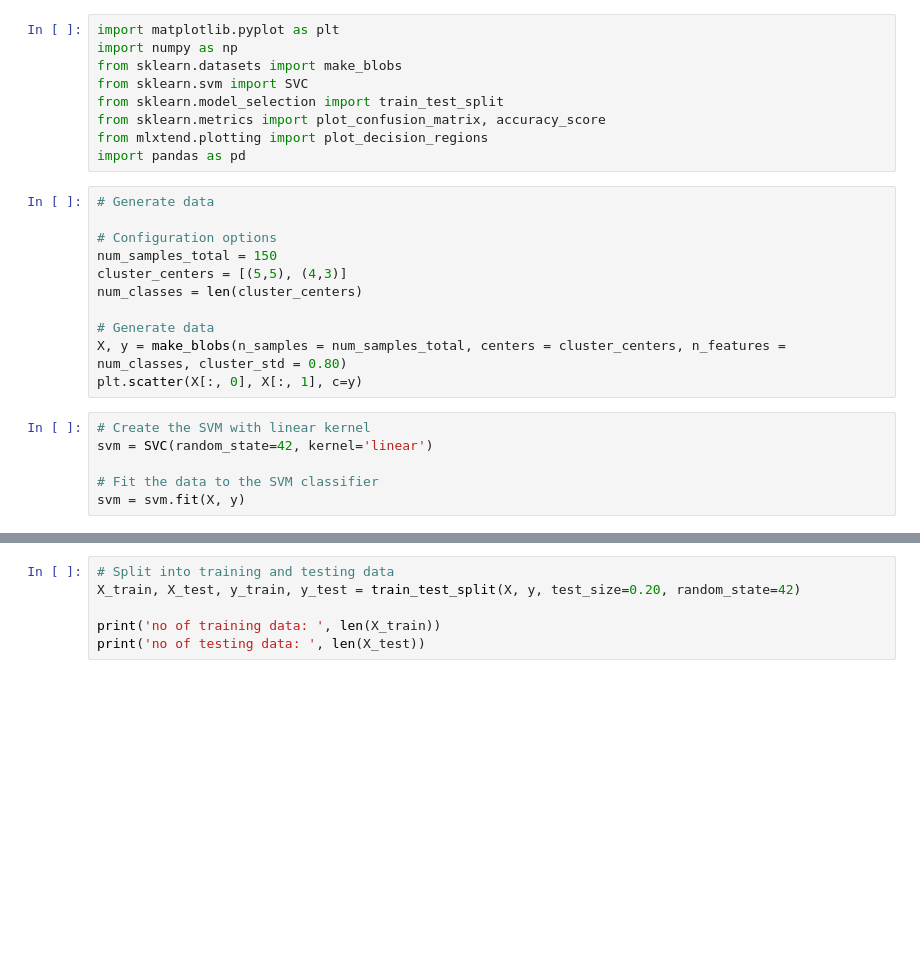
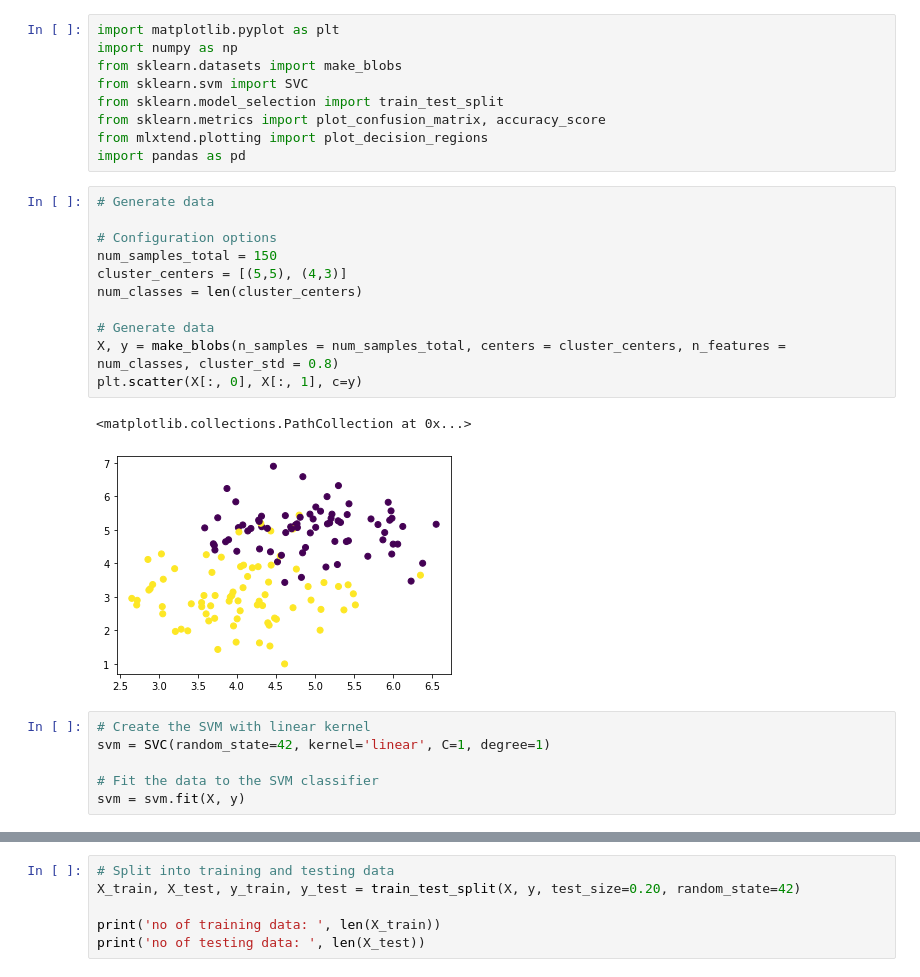
Before and after one commit to shiernee/Advanced_ML, a Jupyter notebook: Week5/WOA7015_Wk5.ipynb, the cells around one changed output, grey strips where cells are left out. Cells and saved outputs as stored; diff of their text form; blank space fills up the shorter version.

```diff
--- a/Week5/WOA7015_Wk5.ipynb
+++ b/Week5/WOA7015_Wk5.ipynb
@@ -18,17 +18,20 @@ import pandas as pd
 # %%
 # Generate data
 
 # Configuration options
 num_samples_total = 150
 cluster_centers = [(5,5), (4,3)]
 num_classes = len(cluster_centers)
 
 # Generate data
-X, y = make_blobs(n_samples = num_samples_total, centers = cluster_centers, n_features = num_classes, cluster_std = 0.80)
+X, y = make_blobs(n_samples = num_samples_total, centers = cluster_centers, n_features = num_classes, cluster_std = 0.8)
 plt.scatter(X[:, 0], X[:, 1], c=y)
+# %% [output]
+<matplotlib.collections.PathCollection at 0x...>
+[figure, added]
 # %%
 # Create the SVM with linear kernel
-svm = SVC(random_state=42, kernel='linear')
+svm = SVC(random_state=42, kernel='linear', C=1, degree=1)
 
 # Fit the data to the SVM classifier
 svm = svm.fit(X, y)
```
Also changed, not shown: parts of 12 cells of this notebook.
